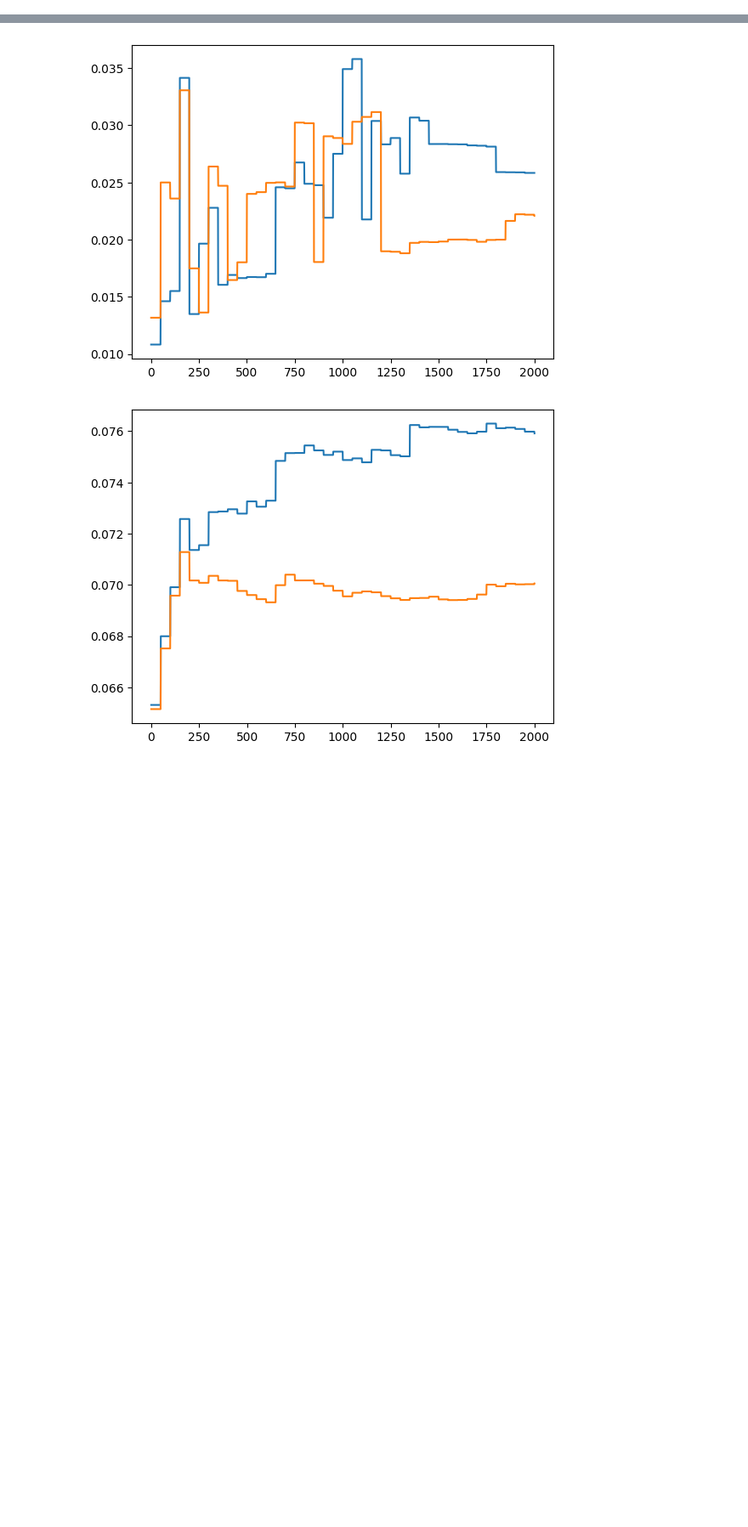
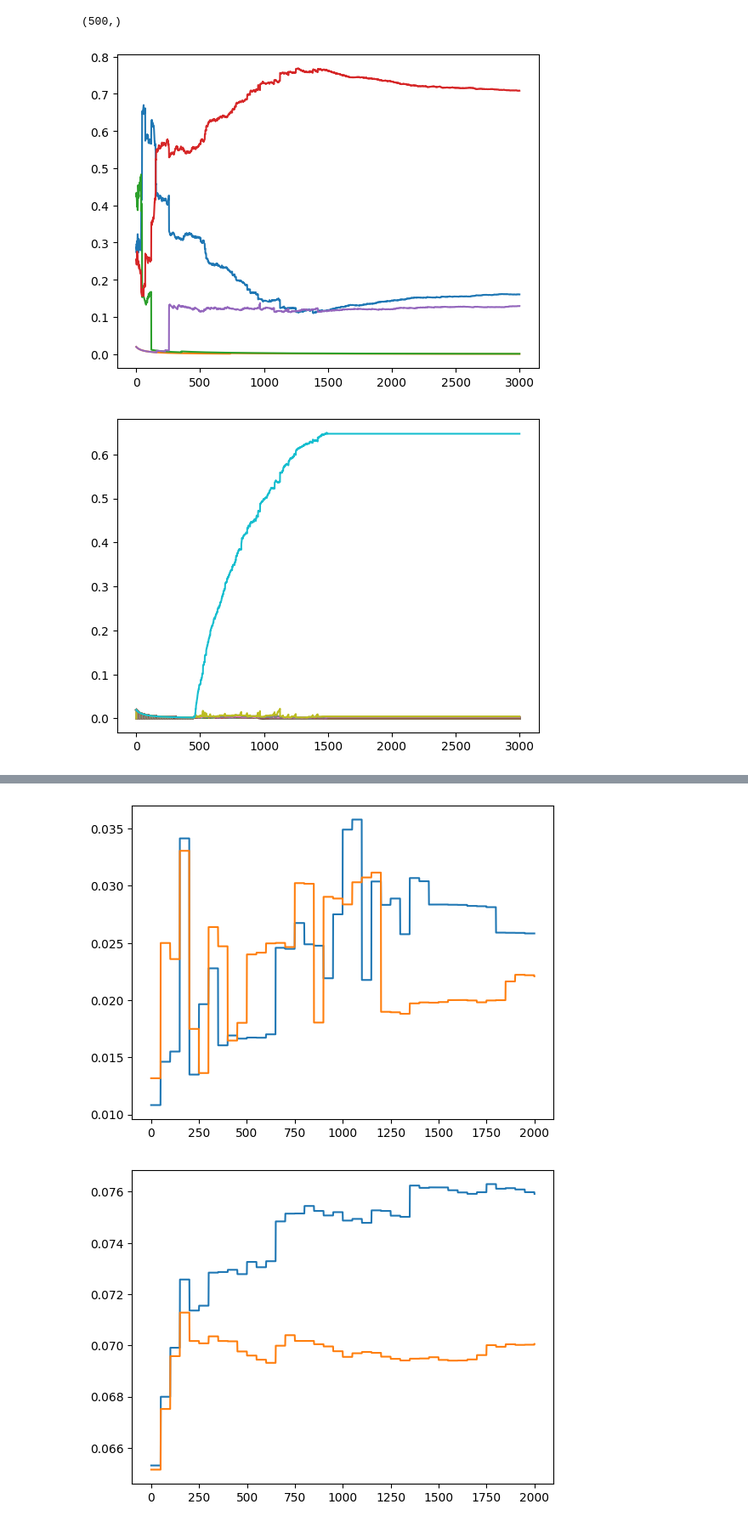
Before and after one commit to stellatogrp/online_mro, a Jupyter notebook: portfolio/online/analysis.ipynb, the cells around one changed output, grey strips where cells are left out. Shown at 85% size. Cells and saved outputs as stored; diff of their text form; code cells hidden in the pictures; blank space fills up the shorter version.

```diff
--- a/portfolio/online/analysis.ipynb
+++ b/portfolio/online/analysis.ipynb
@@ -15,0 +38,8 @@ df = pd.read_csv('./results/03/df.csv')
+# %%
+def tofloatarray(string):
+    string = string.replace('[', '').replace(']', '')
+    return np.fromstring(string, sep=' ')
+
+def pad_array(array, K):
+    num_zeros = K - len(array)
+    return np.concatenate((array, np.zeros(num_zeros)))
@@ -15,0 +49,2 @@ df = pd.read_csv('./results/03/df.csv')
+# %%
+newdf = pd.concat([dfs[i] for i in range(3)],ignore_index=True)
@@ -15,0 +67,16 @@ df = pd.read_csv('./results/03/df.csv')
+# %%
+kweights = np.vstack([tofloatarray(newdf['weights'][j]) for j in range(3001) ])
+qweights = np.vstack([np.sort(pad_array(tofloatarray(newdf['weights_q'][j]),500)) for j in range(3001) ])
+# %%
+tofloatarray(newdf['weights_q'][3000]).shape
+# %% [output]
+(500,)
+# %%
+for j in range(5):
+  plt.plot(kweights[:,j])
+plt.show()
+for j in range(500):
+  plt.plot(qweights[:,j])
+# %% [output]
+[figure, added]
+[figure, added]
```
Also changed, not shown: parts of 6 cells of this notebook, 14 other files.
